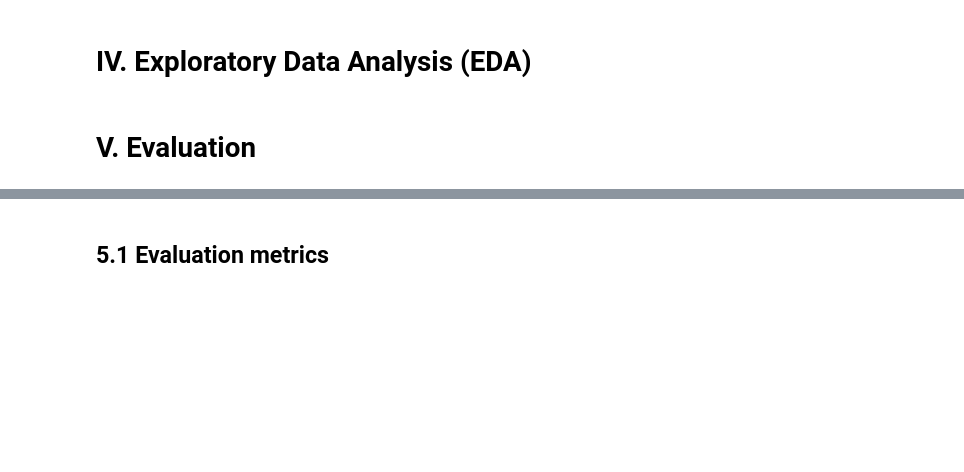
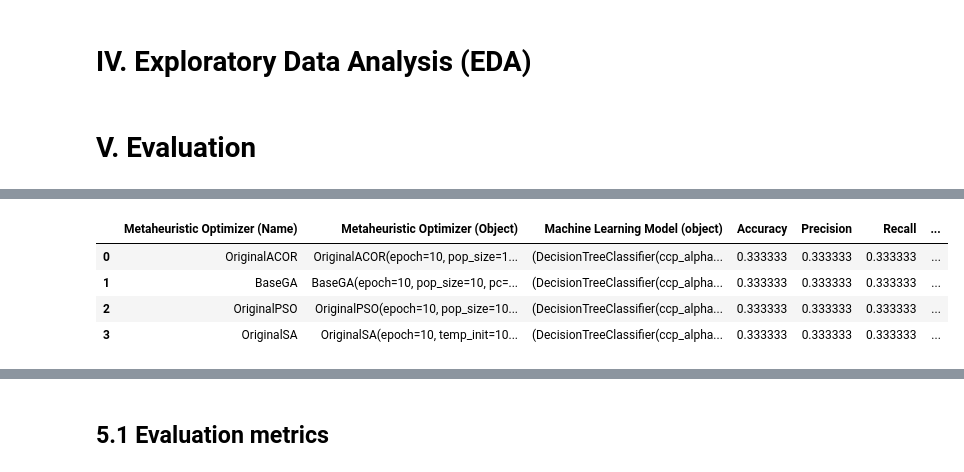
Before and after one commit to Haifansantos/MetaOpt, a Jupyter notebook: notebooks/Fritz_PSO.ipynb, the cells around one changed output, grey strips where cells are left out. Saved outputs shown, nothing was run; the diff lists cells and outputs as text; code cells hidden in the pictures; blank space fills up the shorter version.

Commit message:
Adjusted dependency handling & fixed the result-storing sequence in evaluate

```diff
--- a/notebooks/Fritz_PSO.ipynb
+++ b/notebooks/Fritz_PSO.ipynb
@@ -775,10 +775,15 @@ def evaluate(data, task_type):
     # Getting hyperparameter bounds and names
     paras_bounds, paras_bounds_names = hyperparameters_bounds(model, random_state=42)
 
+    epoch = 10
+    pop_size = 10
+
     # Assigning Metaheursitic Optimizer
     optimizers = [
-        PSO.OriginalPSO(epoch=5, pop_size=10, c1=2.05, c2=2.05, w=0.4),
-        PSO.AIW_PSO(epoch=5, pop_size=10, c1=2.05, c2=2.05, alpha=0.4),
+        ACOR.OriginalACOR(epoch=epoch, pop_size=pop_size, sample_count = 25, intent_factor = 0.5, zeta = 1.0),
+        GA.BaseGA(epoch=epoch, pop_size=pop_size, pc=0.9, pm=0.05, selection="tournament", k_way=0.4, crossover="multi_points", mutation="swap"), # Epoch & pop_size minimal 10
+        PSO.OriginalPSO(epoch=epoch, pop_size=pop_size, c1=2.05, c2=2.05, w=0.4),
+        SA.OriginalSA(epoch=epoch, pop_size=pop_size, temp_init=100, step_size=0.1),
     ]
 
     # List for containing evaluation values
@@ -814,6 +819,7 @@ def evaluate(data, task_type):
         metaopt_name.append(optimizer.__class__.__name__)
         metaopt_object.append(optimizer)
         ml_models.append(problem.best_model)
+        best_metrics.append(problem.best_metrics)
         time_taken.append(end)
 
         # print(f"Best agent: {optimizer.g_best}")
@@ -826,7 +832,7 @@ def evaluate(data, task_type):
         "Metaheuristic Optimizer (Name)" : metaopt_name,
         "Metaheuristic Optimizer (Object)" : metaopt_object,
         "Machine Learning Model (object)" : ml_models,
-        **{metric: values for metric, values in zip(metrics_names, problem.best_metrics)},
+        **{metric: values for metric, values in zip(metrics_names, zip(*best_metrics))},
         "Time taken (s)" : time_taken,
     })
 
@@ -941,0 +970,8 @@ result_df
+# %%
+result_df_list[1]
+# %% [output]
+|  | Metaheuristic Optimizer (Name) | Metaheuristic Optimizer (Object) | Machine Learning Model (object) | Accuracy | Precision | Recall | ... |
+| 0 | OriginalACOR | OriginalACOR(epoch=10, pop_size=1... | (DecisionTreeClassifier(ccp_alpha... | 0.333333 | 0.333333 | 0.333333 | ... |
+| 1 | BaseGA | BaseGA(epoch=10, pop_size=10, pc=... | (DecisionTreeClassifier(ccp_alpha... | 0.333333 | 0.333333 | 0.333333 | ... |
+| 2 | OriginalPSO | OriginalPSO(epoch=10, pop_size=10... | (DecisionTreeClassifier(ccp_alpha... | 0.333333 | 0.333333 | 0.333333 | ... |
+| 3 | OriginalSA | OriginalSA(epoch=10, temp_init=10... | (DecisionTreeClassifier(ccp_alpha... | 0.333333 | 0.333333 | 0.333333 | ... |
```
Also changed, not shown: parts of 7 cells of this notebook.
